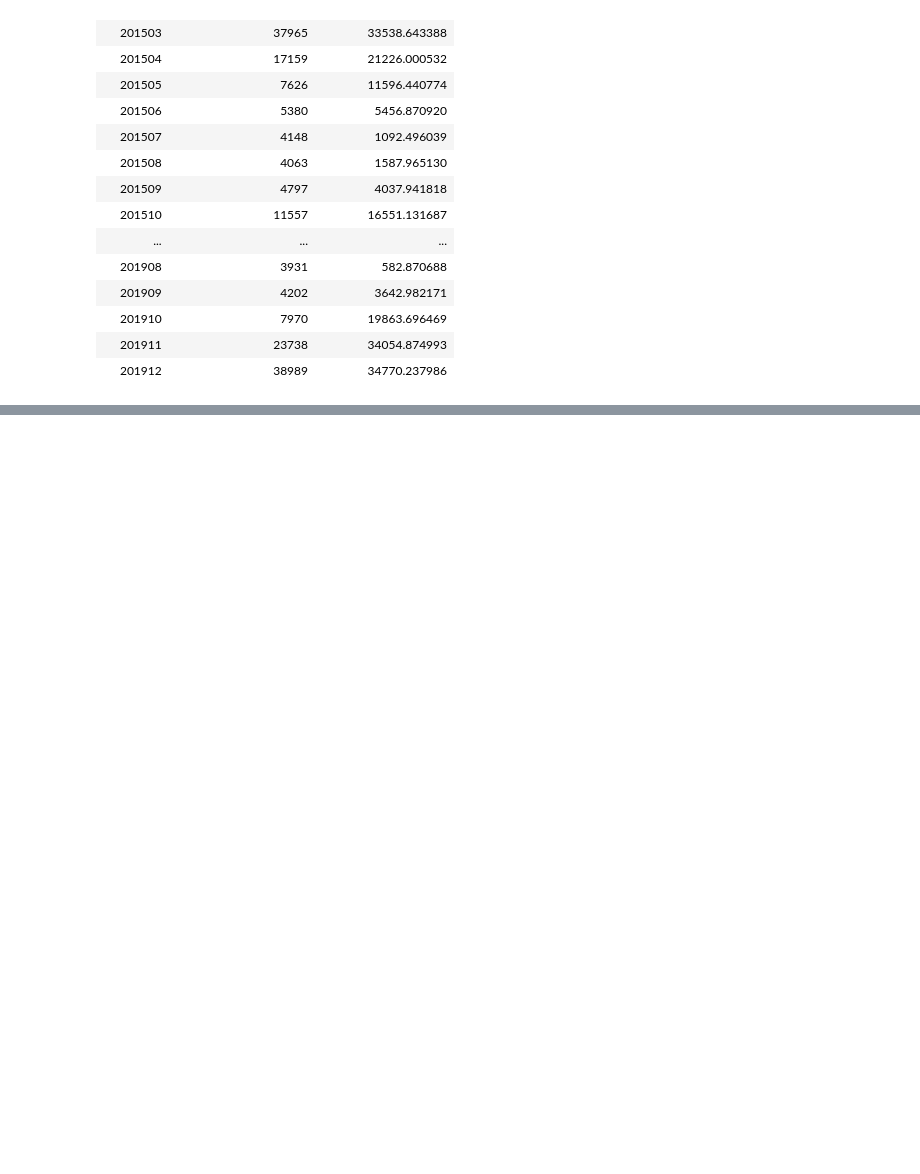
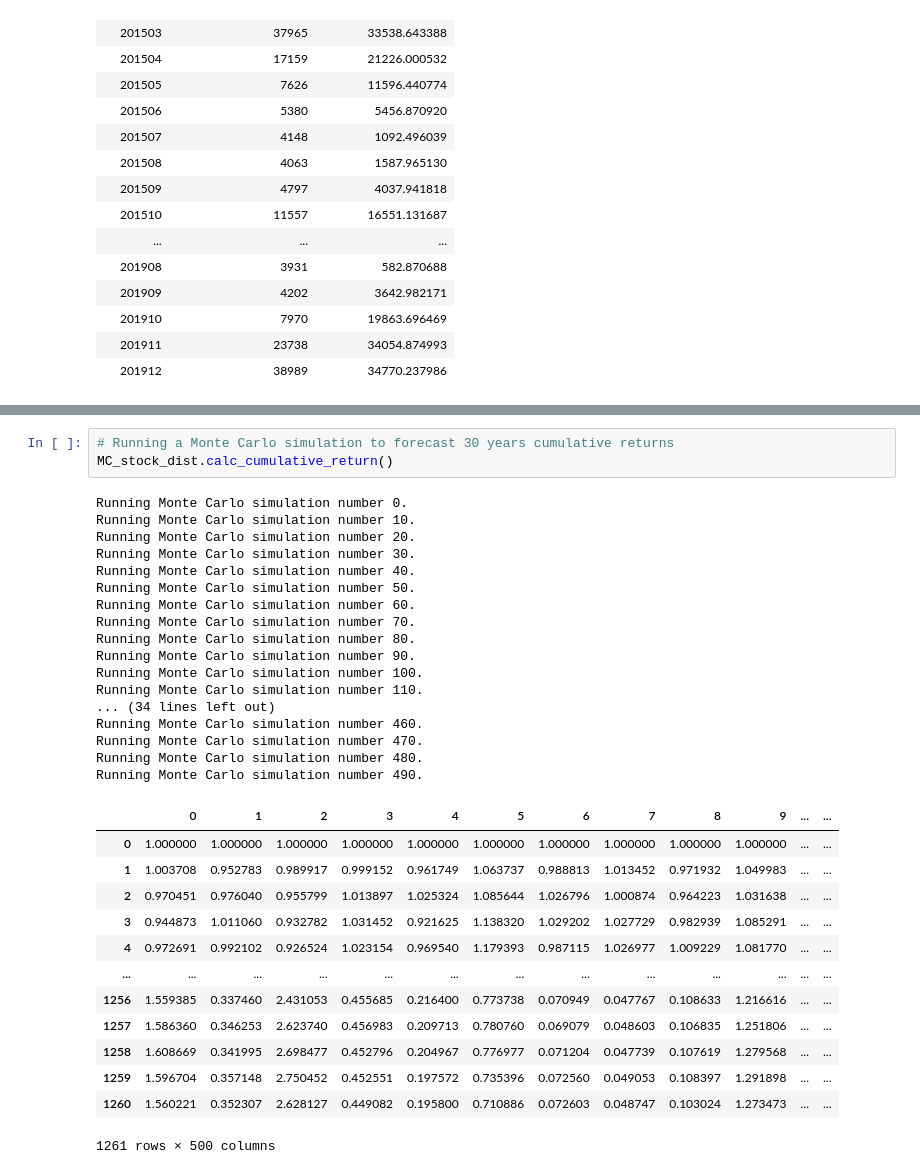
Before and after one commit to SabahatJK/EDA_NG, a Jupyter notebook: Starter Code_SK.ipynb, the cells around one changed output, grey strips where cells are left out. Saved outputs shown, nothing was run; the diff lists cells and outputs as text; blank space fills up the shorter version.

```diff
--- a/Starter Code_SK.ipynb
+++ b/Starter Code_SK.ipynb
@@ -990,0 +1028,34 @@ pn.Column(interact_panel[0][0], interact_panel[1][0], scroll=False, width=500)
+# %%
+# Running a Monte Carlo simulation to forecast 30 years cumulative returns
+MC_stock_dist.calc_cumulative_return()
+# %% [output]
+Running Monte Carlo simulation number 0.
+Running Monte Carlo simulation number 10.
+Running Monte Carlo simulation number 20.
+Running Monte Carlo simulation number 30.
+Running Monte Carlo simulation number 40.
+Running Monte Carlo simulation number 50.
+Running Monte Carlo simulation number 60.
+Running Monte Carlo simulation number 70.
+Running Monte Carlo simulation number 80.
+Running Monte Carlo simulation number 90.
+Running Monte Carlo simulation number 100.
+Running Monte Carlo simulation number 110.
+... (34 lines left out)
+Running Monte Carlo simulation number 460.
+Running Monte Carlo simulation number 470.
+Running Monte Carlo simulation number 480.
+Running Monte Carlo simulation number 490.
+|  | 0 | 1 | 2 | 3 | 4 | 5 | 6 | 7 | 8 | 9 | ... | ... |
+| 0 | 1.000000 | 1.000000 | 1.000000 | 1.000000 | 1.000000 | 1.000000 | 1.000000 | 1.000000 | 1.000000 | 1.000000 | ... | ... |
+| 1 | 1.003708 | 0.952783 | 0.989917 | 0.999152 | 0.961749 | 1.063737 | 0.988813 | 1.013452 | 0.971932 | 1.049983 | ... | ... |
+| 2 | 0.970451 | 0.976040 | 0.955799 | 1.013897 | 1.025324 | 1.085644 | 1.026796 | 1.000874 | 0.964223 | 1.031638 | ... | ... |
+| 3 | 0.944873 | 1.011060 | 0.932782 | 1.031452 | 0.921625 | 1.138320 | 1.029202 | 1.027729 | 0.982939 | 1.085291 | ... | ... |
+| 4 | 0.972691 | 0.992102 | 0.926524 | 1.023154 | 0.969540 | 1.179393 | 0.987115 | 1.026977 | 1.009229 | 1.081770 | ... | ... |
+| ... | ... | ... | ... | ... | ... | ... | ... | ... | ... | ... | ... | ... |
+| 1256 | 1.559385 | 0.337460 | 2.431053 | 0.455685 | 0.216400 | 0.773738 | 0.070949 | 0.047767 | 0.108633 | 1.216616 | ... | ... |
+| 1257 | 1.586360 | 0.346253 | 2.623740 | 0.456983 | 0.209713 | 0.780760 | 0.069079 | 0.048603 | 0.106835 | 1.251806 | ... | ... |
+| 1258 | 1.608669 | 0.341995 | 2.698477 | 0.452796 | 0.204967 | 0.776977 | 0.071204 | 0.047739 | 0.107619 | 1.279568 | ... | ... |
+| 1259 | 1.596704 | 0.357148 | 2.750452 | 0.452551 | 0.197572 | 0.735396 | 0.072560 | 0.049053 | 0.108397 | 1.291898 | ... | ... |
+| 1260 | 1.560221 | 0.352307 | 2.628127 | 0.449082 | 0.195800 | 0.710886 | 0.072603 | 0.048747 | 0.103024 | 1.273473 | ... | ... |
+1261 rows × 500 columns
```
Also changed, not shown: parts of 10 cells of this notebook.
